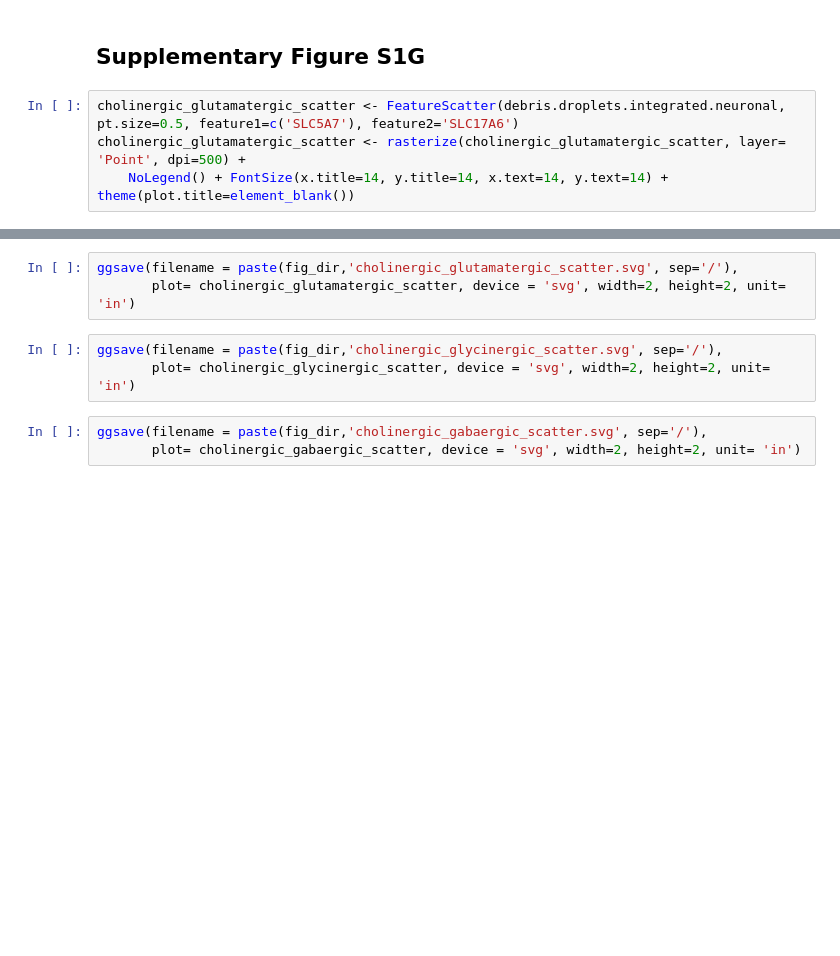
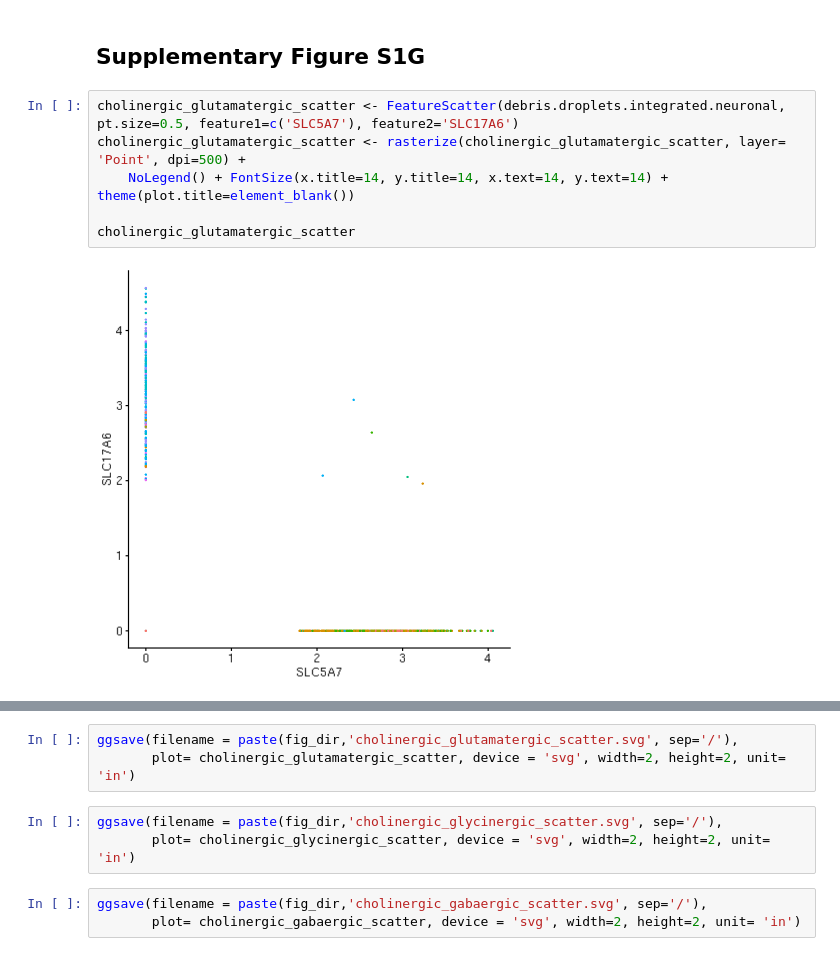
Before and after one commit to neurojacob/Gautier_Blum_2023, a Jupyter notebook: Matters Arising - Subthreshold Droplets.ipynb, the cells around one changed output, grey strips where cells are left out. Cells and saved outputs as stored; diff of their text form; blank space fills up the shorter version.

```diff
--- a/Matters Arising - Subthreshold Droplets.ipynb
+++ b/Matters Arising - Subthreshold Droplets.ipynb
@@ -213,7 +202,11 @@ neuronal_subclustering_heatmap <-
 # %%
 cholinergic_glutamatergic_scatter <- FeatureScatter(debris.droplets.integrated.neuronal, pt.size=0.5, feature1=c('SLC5A7'), feature2='SLC17A6')
 cholinergic_glutamatergic_scatter <- rasterize(cholinergic_glutamatergic_scatter, layer= 'Point', dpi=500) +
     NoLegend() + FontSize(x.title=14, y.title=14, x.text=14, y.text=14) + theme(plot.title=element_blank())
+
+cholinergic_glutamatergic_scatter
+# %% [output]
+[figure, added]
 # %%
 cholinergic_glycinergic_scatter <- FeatureScatter(debris.droplets.integrated.neuronal, pt.size = 0.5, feature1=c('SLC5A7'), feature2='SLC6A5')
 cholinergic_glycinergic_scatter <- rasterize(cholinergic_glycinergic_scatter, layer= 'Point', dpi=500) +
```
Also changed, not shown: parts of 12 cells of this notebook.
